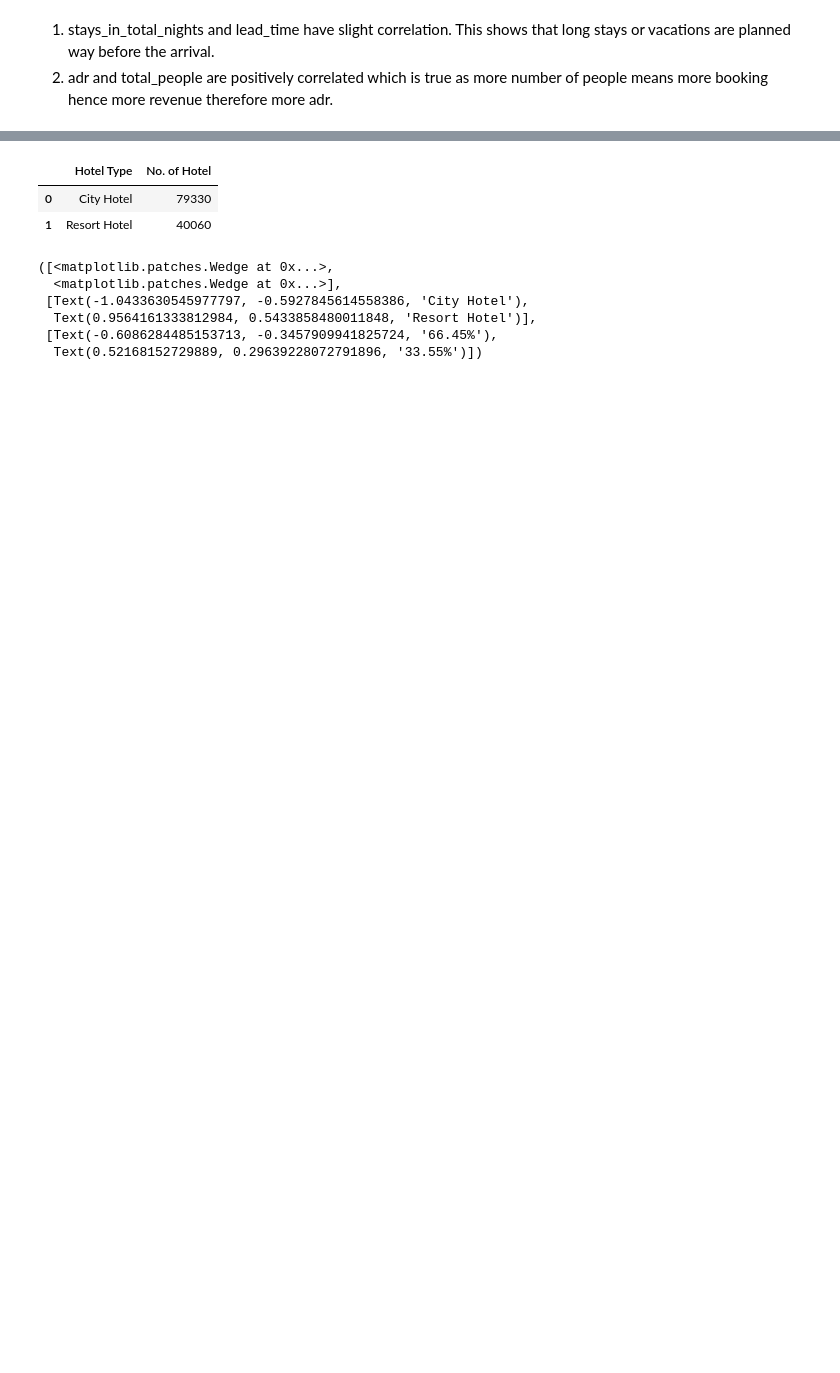
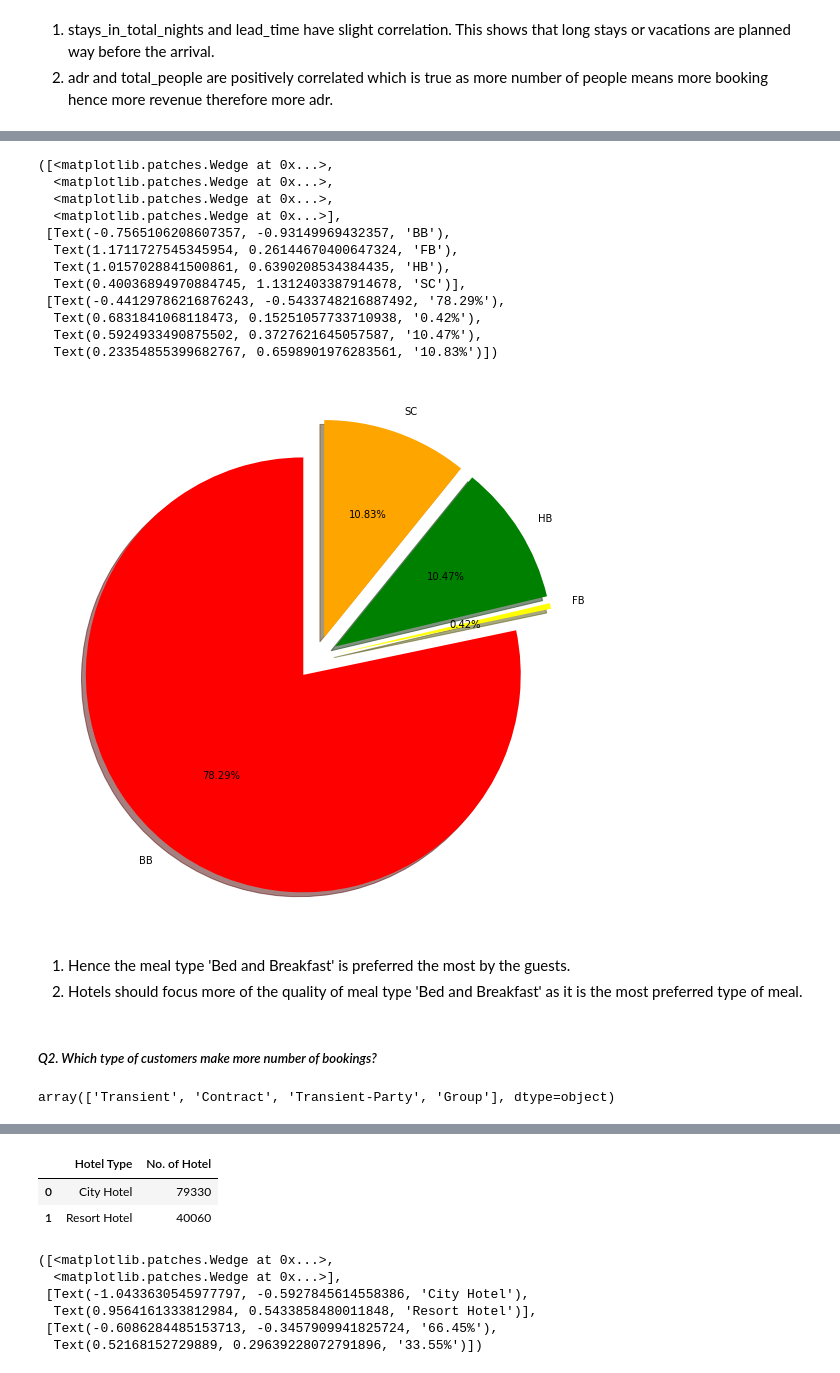
Before and after one commit to SinghUjjwal9/Hotel-Booking-Analysis-EDA, a Jupyter notebook: HotelBookingAnalysisEDA(Ujjwal_Ajit_Singh,_Cohort_Hudson).ipynb, the cells around one changed output, grey strips where cells are left out. Cells and saved outputs as stored; diff of their text form; code cells hidden in the pictures; blank space fills up the shorter version.

```diff
--- a/HotelBookingAnalysisEDA(Ujjwal_Ajit_Singh,_Cohort_Hudson).ipynb
+++ b/HotelBookingAnalysisEDA(Ujjwal_Ajit_Singh,_Cohort_Hudson).ipynb
@@ -457,0 +464,5 @@ sns.heatmap(correlation.corr(), cmap="YlGnBu", annot=True)
+# %%
+# Creating the table of preferred meal type bu the guests.
+df_meal = df_hba1[df_hba1["meal"] != "Undefined"]
+df_meal = df_meal.groupby(["meal"])["is_canceled"].count().reset_index().rename(columns = {"meal" : "Meal Type", "is_canceled" : "Orders"})
+df_meal
@@ -457,0 +475,28 @@ sns.heatmap(correlation.corr(), cmap="YlGnBu", annot=True)
+# %%
+# Plotting the graph of above table to draw insights.
+plt.figure(figsize = (15,10))
+plt.pie(df_meal["Orders"],labels=df_meal["Meal Type"], colors=["Red", "Yellow", "Green", "Orange"], startangle=90, shadow=True, explode=(0.1, 0.1, 0.1, 0.1), autopct="%1.2f%%")
+# %% [output]
+([<matplotlib.patches.Wedge at 0x...>,
+  <matplotlib.patches.Wedge at 0x...>,
+  <matplotlib.patches.Wedge at 0x...>,
+  <matplotlib.patches.Wedge at 0x...>],
+ [Text(-0.7565106208607357, -0.93149969432357, 'BB'),
+  Text(1.1711727545345954, 0.26144670400647324, 'FB'),
+  Text(1.0157028841500861, 0.6390208534384435, 'HB'),
+  Text(0.40036894970884745, 1.1312403387914678, 'SC')],
+ [Text(-0.44129786216876243, -0.5433748216887492, '78.29%'),
+  Text(0.6831841068118473, 0.15251057733710938, '0.42%'),
+  Text(0.5924933490875502, 0.3727621645057587, '10.47%'),
+  Text(0.23354855399682767, 0.6598901976283561, '10.83%')])
+[figure, added]
+# %% [markdown]
+1.   Hence the meal type 'Bed and Breakfast' is preferred the most by the guests.
+2.   Hotels should focus more of the quality of meal type 'Bed and Breakfast'
+as it is the most preferred type of meal.
+# %% [markdown]
+##### <i> Q2. Which type of customers make more number of bookings?
+# %%
+df_hba1["customer_type"].unique()
+# %% [output]
+array(['Transient', 'Contract', 'Transient-Party', 'Group'], dtype=object)
```
Also changed, not shown: parts of 39 cells of this notebook.
